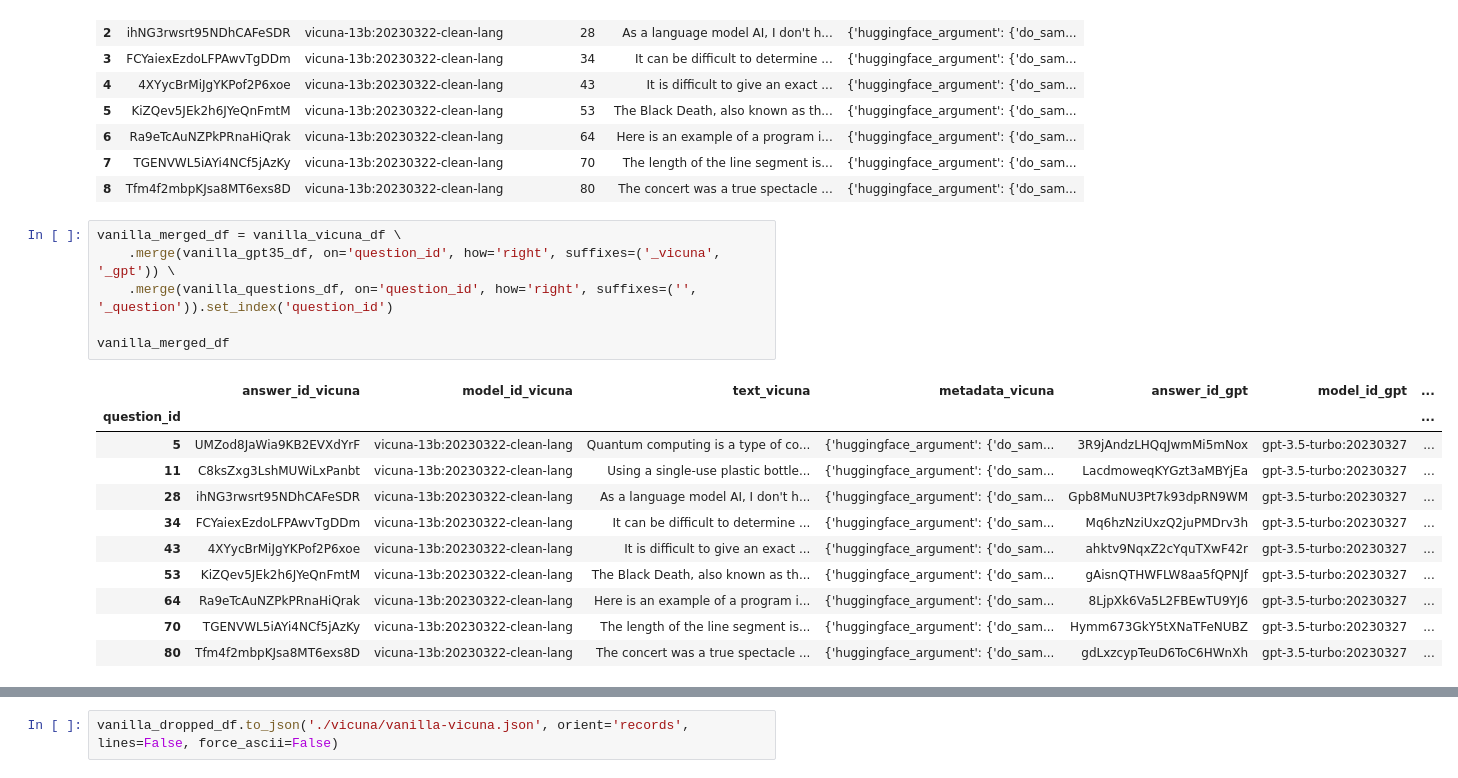
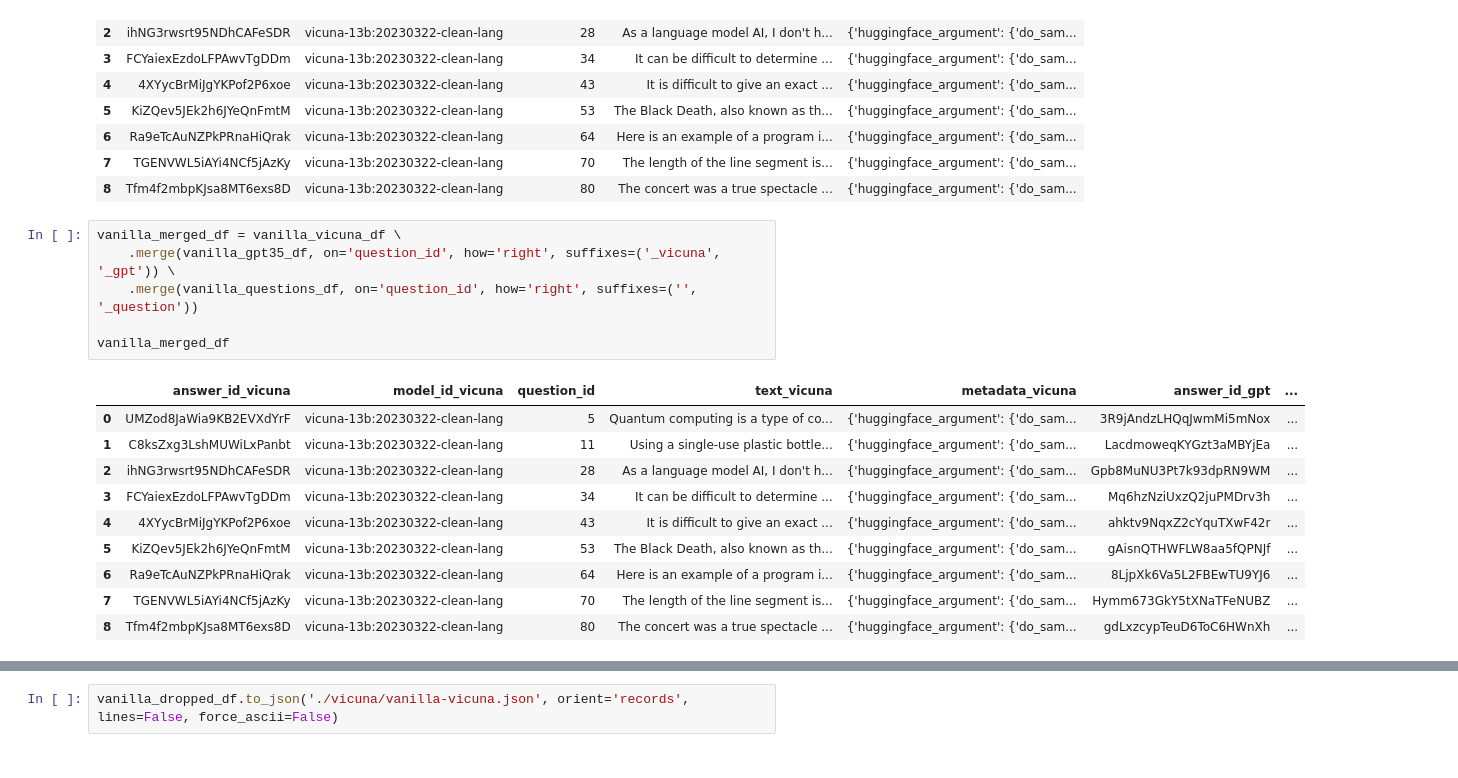
Before and after one commit to Thesis-LLM-as-a-judge-AUAS/fair-eval, a Jupyter notebook: sampled_vicuna_merging.ipynb, the cells around one changed output, grey strips where cells are left out. Saved outputs shown, nothing was run; the diff lists cells and outputs as text.

Commit message:
feat: added question_id

```diff
--- a/sampled_vicuna_merging.ipynb
+++ b/sampled_vicuna_merging.ipynb
@@ -47,21 +47,20 @@ vanilla_vicuna_df
 # %%
 vanilla_merged_df = vanilla_vicuna_df \
     .merge(vanilla_gpt35_df, on='question_id', how='right', suffixes=('_vicuna', '_gpt')) \
-    .merge(vanilla_questions_df, on='question_id', how='right', suffixes=('', '_question')).set_index('question_id')
+    .merge(vanilla_questions_df, on='question_id', how='right', suffixes=('', '_question'))
 
 vanilla_merged_df
 # %% [output]
-|  | answer_id_vicuna | model_id_vicuna | text_vicuna | metadata_vicuna | answer_id_gpt | model_id_gpt | ... |
-| question_id |  |  |  |  |  |  | ... |
-| 5 | UMZod8JaWia9KB2EVXdYrF | vicuna-13b:20230322-clean-lang | Quantum computing is a type of co... | {'huggingface_argument': {'do_sam... | 3R9jAndzLHQqJwmMi5mNox | gpt-3.5-turbo:20230327 | ... |
-| 11 | C8ksZxg3LshMUWiLxPanbt | vicuna-13b:20230322-clean-lang | Using a single-use plastic bottle... | {'huggingface_argument': {'do_sam... | LacdmoweqKYGzt3aMBYjEa | gpt-3.5-turbo:20230327 | ... |
-| 28 | ihNG3rwsrt95NDhCAFeSDR | vicuna-13b:20230322-clean-lang | As a language model AI, I don't h... | {'huggingface_argument': {'do_sam... | Gpb8MuNU3Pt7k93dpRN9WM | gpt-3.5-turbo:20230327 | ... |
-| 34 | FCYaiexEzdoLFPAwvTgDDm | vicuna-13b:20230322-clean-lang | It can be difficult to determine ... | {'huggingface_argument': {'do_sam... | Mq6hzNziUxzQ2juPMDrv3h | gpt-3.5-turbo:20230327 | ... |
-| 43 | 4XYycBrMiJgYKPof2P6xoe | vicuna-13b:20230322-clean-lang | It is difficult to give an exact ... | {'huggingface_argument': {'do_sam... | ahktv9NqxZ2cYquTXwF42r | gpt-3.5-turbo:20230327 | ... |
-| 53 | KiZQev5JEk2h6JYeQnFmtM | vicuna-13b:20230322-clean-lang | The Black Death, also known as th... | {'huggingface_argument': {'do_sam... | gAisnQTHWFLW8aa5fQPNJf | gpt-3.5-turbo:20230327 | ... |
-| 64 | Ra9eTcAuNZPkPRnaHiQrak | vicuna-13b:20230322-clean-lang | Here is an example of a program i... | {'huggingface_argument': {'do_sam... | 8LjpXk6Va5L2FBEwTU9YJ6 | gpt-3.5-turbo:20230327 | ... |
-| 70 | TGENVWL5iAYi4NCf5jAzKy | vicuna-13b:20230322-clean-lang | The length of the line segment is... | {'huggingface_argument': {'do_sam... | Hymm673GkY5tXNaTFeNUBZ | gpt-3.5-turbo:20230327 | ... |
-| 80 | Tfm4f2mbpKJsa8MT6exs8D | vicuna-13b:20230322-clean-lang | The concert was a true spectacle ... | {'huggingface_argument': {'do_sam... | gdLxzcypTeuD6ToC6HWnXh | gpt-3.5-turbo:20230327 | ... |
+|  | answer_id_vicuna | model_id_vicuna | question_id | text_vicuna | metadata_vicuna | answer_id_gpt | ... |
+| 0 | UMZod8JaWia9KB2EVXdYrF | vicuna-13b:20230322-clean-lang | 5 | Quantum computing is a type of co... | {'huggingface_argument': {'do_sam... | 3R9jAndzLHQqJwmMi5mNox | ... |
+| 1 | C8ksZxg3LshMUWiLxPanbt | vicuna-13b:20230322-clean-lang | 11 | Using a single-use plastic bottle... | {'huggingface_argument': {'do_sam... | LacdmoweqKYGzt3aMBYjEa | ... |
+| 2 | ihNG3rwsrt95NDhCAFeSDR | vicuna-13b:20230322-clean-lang | 28 | As a language model AI, I don't h... | {'huggingface_argument': {'do_sam... | Gpb8MuNU3Pt7k93dpRN9WM | ... |
+| 3 | FCYaiexEzdoLFPAwvTgDDm | vicuna-13b:20230322-clean-lang | 34 | It can be difficult to determine ... | {'huggingface_argument': {'do_sam... | Mq6hzNziUxzQ2juPMDrv3h | ... |
+| 4 | 4XYycBrMiJgYKPof2P6xoe | vicuna-13b:20230322-clean-lang | 43 | It is difficult to give an exact ... | {'huggingface_argument': {'do_sam... | ahktv9NqxZ2cYquTXwF42r | ... |
+| 5 | KiZQev5JEk2h6JYeQnFmtM | vicuna-13b:20230322-clean-lang | 53 | The Black Death, also known as th... | {'huggingface_argument': {'do_sam... | gAisnQTHWFLW8aa5fQPNJf | ... |
+| 6 | Ra9eTcAuNZPkPRnaHiQrak | vicuna-13b:20230322-clean-lang | 64 | Here is an example of a program i... | {'huggingface_argument': {'do_sam... | 8LjpXk6Va5L2FBEwTU9YJ6 | ... |
+| 7 | TGENVWL5iAYi4NCf5jAzKy | vicuna-13b:20230322-clean-lang | 70 | The length of the line segment is... | {'huggingface_argument': {'do_sam... | Hymm673GkY5tXNaTFeNUBZ | ... |
+| 8 | Tfm4f2mbpKJsa8MT6exs8D | vicuna-13b:20230322-clean-lang | 80 | The concert was a true spectacle ... | {'huggingface_argument': {'do_sam... | gdLxzcypTeuD6ToC6HWnXh | ... |
 # %%
 vanilla_dropped_df = vanilla_merged_df.drop(
     ['metadata_vicuna', 'metadata_gpt', 'model_id_vicuna', 'model_id_gpt', 'answer_id_gpt', 'answer_id_vicuna'],
```
Also changed, not shown: parts of 3 cells of this notebook, 2 other files.
